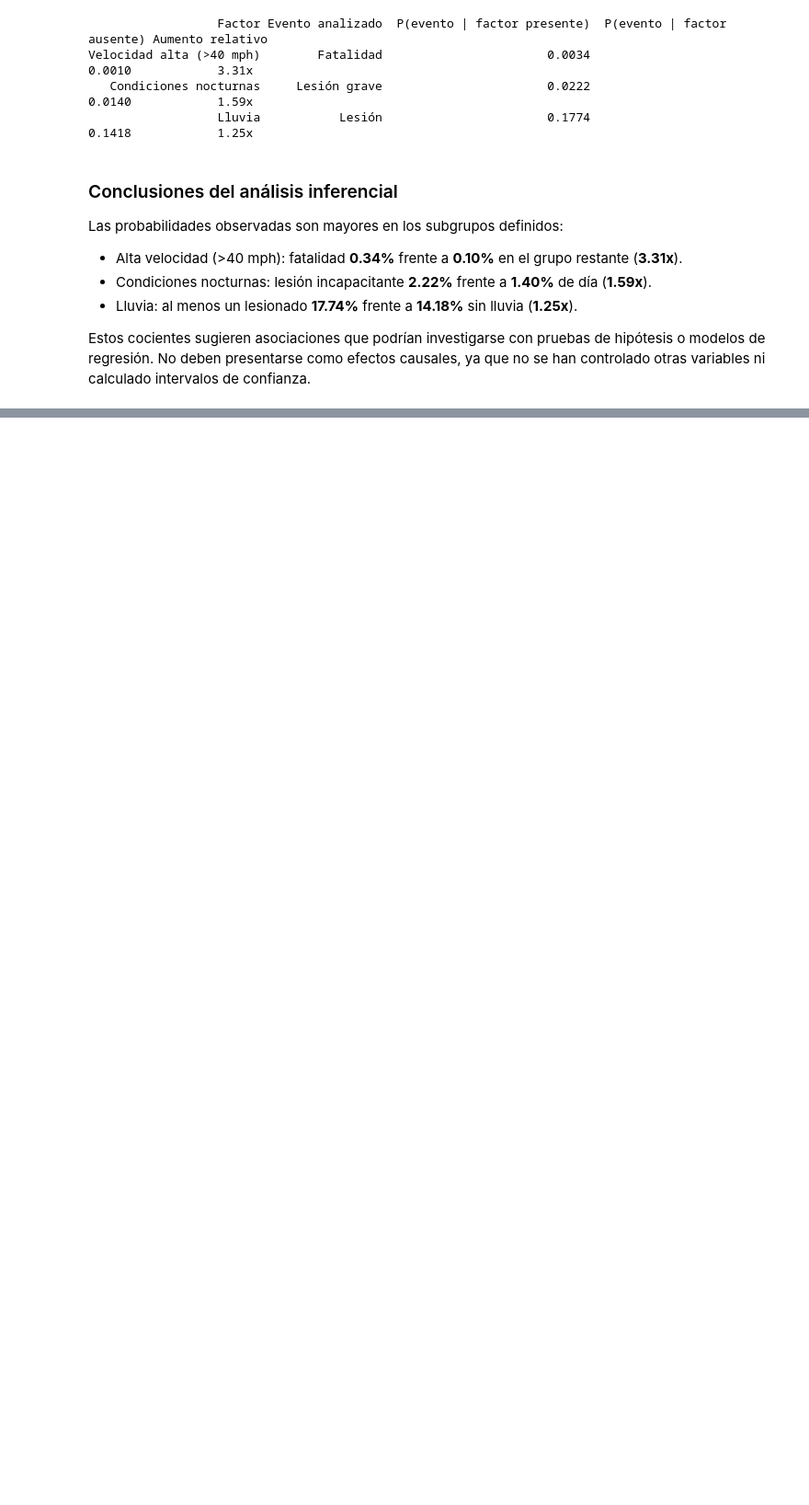
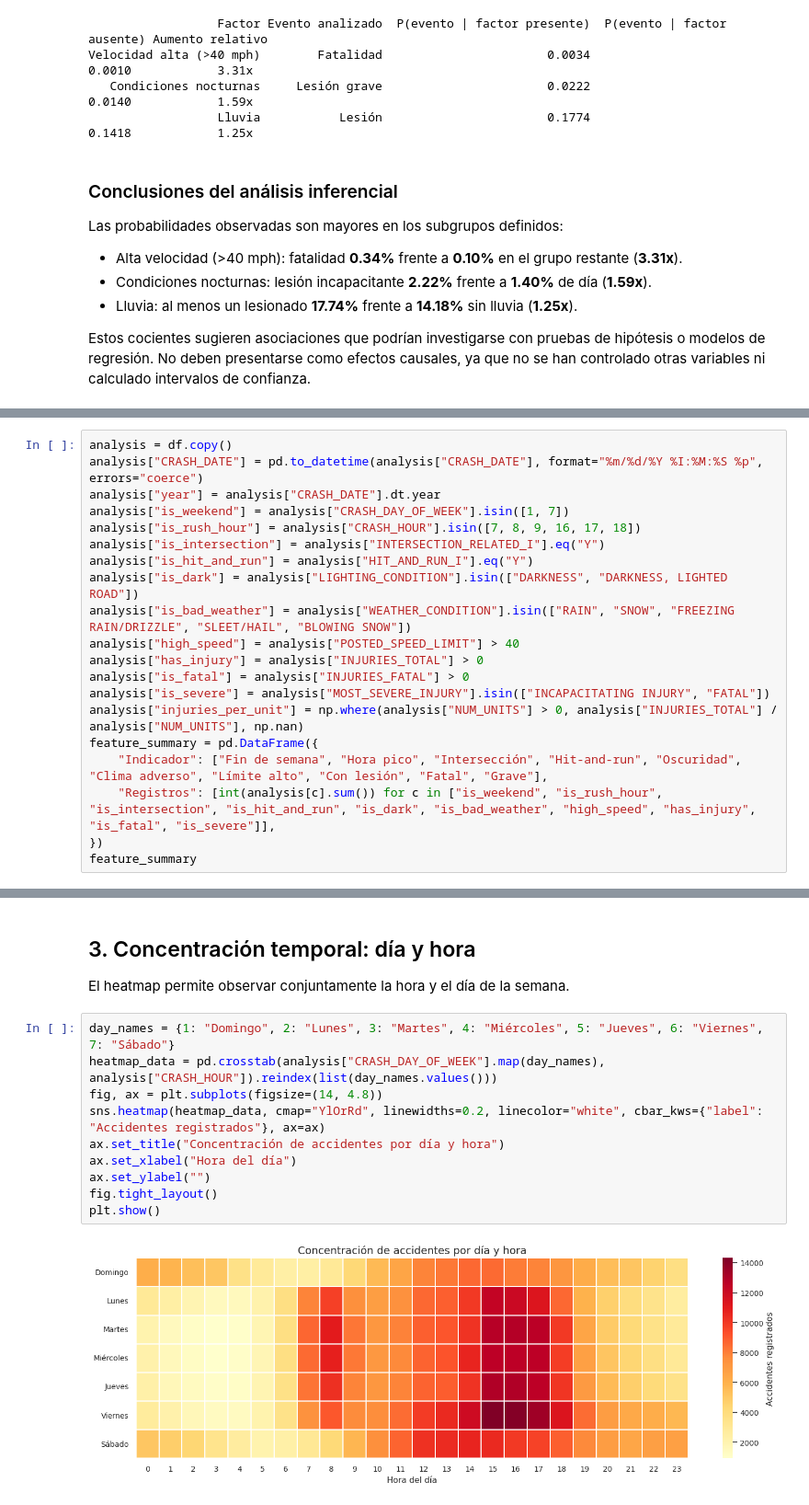
Before and after one commit to JaviiDrako/chicago-traffic-crashes-analytics-dashboard, a Jupyter notebook: chicago_traffic_crashes_analysis.ipynb, the cells around one changed output, grey strips where cells are left out. Shown at 92% size. Saved outputs shown, nothing was run; the diff lists cells and outputs as text; blank space fills up the shorter version.

```diff
--- a/chicago_traffic_crashes_analysis.ipynb
+++ b/chicago_traffic_crashes_analysis.ipynb
@@ -1683,0 +1775,20 @@ Estos cocientes sugieren asociaciones que podrían investigarse con pruebas de h
+# %%
+analysis = df.copy()
+analysis["CRASH_DATE"] = pd.to_datetime(analysis["CRASH_DATE"], format="%m/%d/%Y %I:%M:%S %p", errors="coerce")
+analysis["year"] = analysis["CRASH_DATE"].dt.year
+analysis["is_weekend"] = analysis["CRASH_DAY_OF_WEEK"].isin([1, 7])
+analysis["is_rush_hour"] = analysis["CRASH_HOUR"].isin([7, 8, 9, 16, 17, 18])
+analysis["is_intersection"] = analysis["INTERSECTION_RELATED_I"].eq("Y")
+analysis["is_hit_and_run"] = analysis["HIT_AND_RUN_I"].eq("Y")
+analysis["is_dark"] = analysis["LIGHTING_CONDITION"].isin(["DARKNESS", "DARKNESS, LIGHTED ROAD"])
+analysis["is_bad_weather"] = analysis["WEATHER_CONDITION"].isin(["RAIN", "SNOW", "FREEZING RAIN/DRIZZLE", "SLEET/HAIL", "BLOWING SNOW"])
+analysis["high_speed"] = analysis["POSTED_SPEED_LIMIT"] > 40
+analysis["has_injury"] = analysis["INJURIES_TOTAL"] > 0
+analysis["is_fatal"] = analysis["INJURIES_FATAL"] > 0
+analysis["is_severe"] = analysis["MOST_SEVERE_INJURY"].isin(["INCAPACITATING INJURY", "FATAL"])
+analysis["injuries_per_unit"] = np.where(analysis["NUM_UNITS"] > 0, analysis["INJURIES_TOTAL"] / analysis["NUM_UNITS"], np.nan)
+feature_summary = pd.DataFrame({
+    "Indicador": ["Fin de semana", "Hora pico", "Intersección", "Hit-and-run", "Oscuridad", "Clima adverso", "Límite alto", "Con lesión", "Fatal", "Grave"],
+    "Registros": [int(analysis[c].sum()) for c in ["is_weekend", "is_rush_hour", "is_intersection", "is_hit_and_run", "is_dark", "is_bad_weather", "high_speed", "has_injury", "is_fatal", "is_severe"]],
+})
+feature_summary
@@ -1683,0 +1807,16 @@ Estos cocientes sugieren asociaciones que podrían investigarse con pruebas de h
+# %% [markdown]
+## 3. Concentración temporal: día y hora
+
+El heatmap permite observar conjuntamente la hora y el día de la semana.
+# %%
+day_names = {1: "Domingo", 2: "Lunes", 3: "Martes", 4: "Miércoles", 5: "Jueves", 6: "Viernes", 7: "Sábado"}
+heatmap_data = pd.crosstab(analysis["CRASH_DAY_OF_WEEK"].map(day_names), analysis["CRASH_HOUR"]).reindex(list(day_names.values()))
+fig, ax = plt.subplots(figsize=(14, 4.8))
+sns.heatmap(heatmap_data, cmap="YlOrRd", linewidths=0.2, linecolor="white", cbar_kws={"label": "Accidentes registrados"}, ax=ax)
+ax.set_title("Concentración de accidentes por día y hora")
+ax.set_xlabel("Hora del día")
+ax.set_ylabel("")
+fig.tight_layout()
+plt.show()
+# %% [output]
+[figure, added]
```
Also changed, not shown: parts of 18 cells of this notebook.
